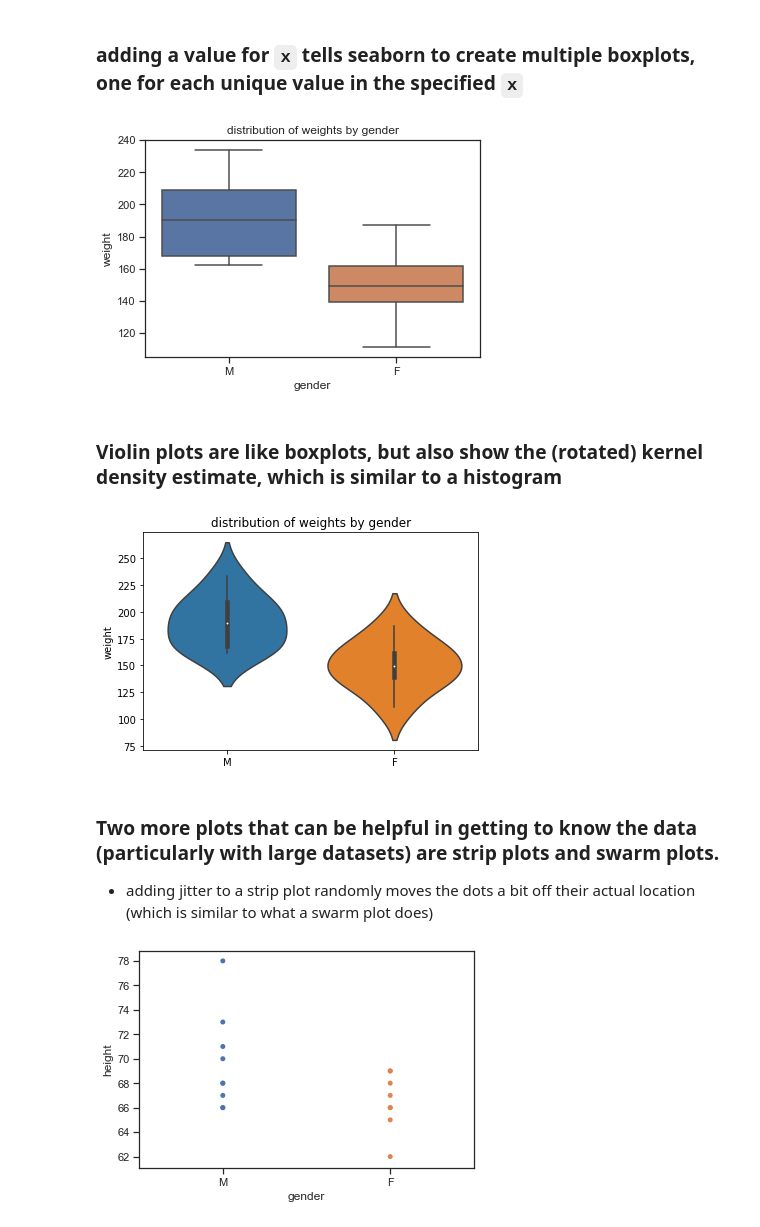
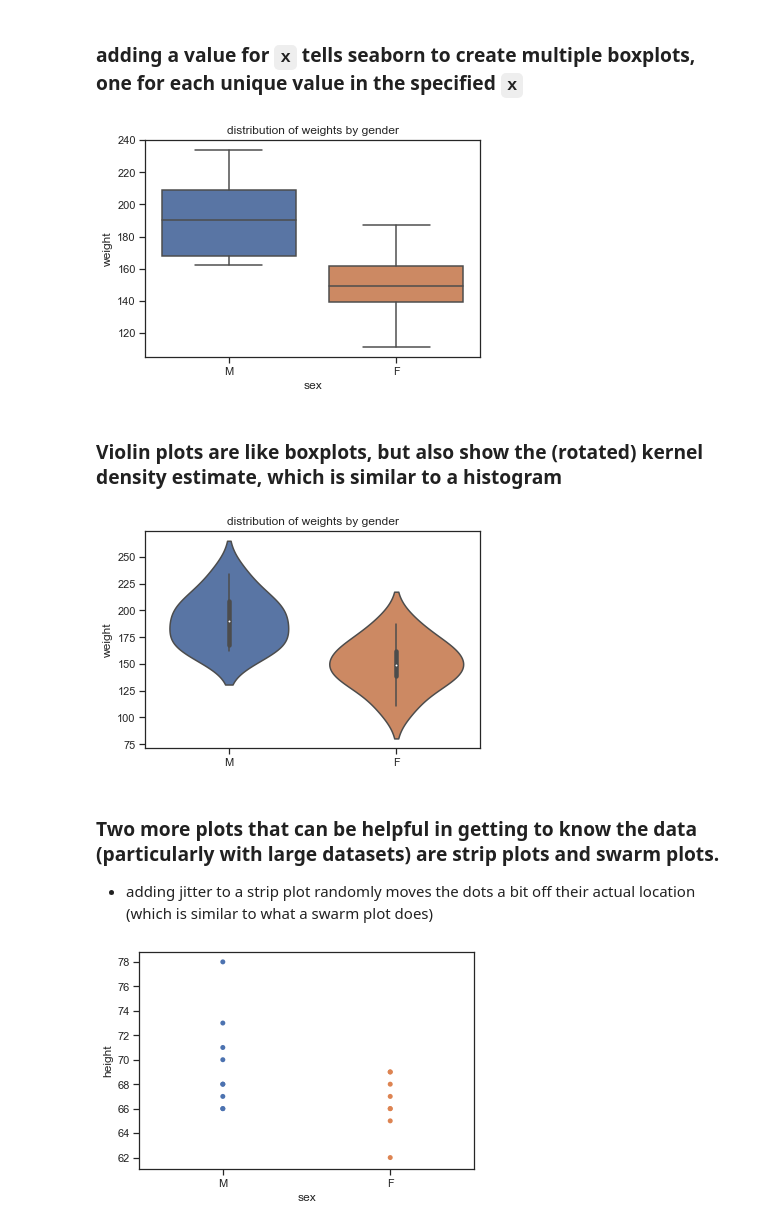
Before and after one commit to NSS-Data-Instructional-Stuff/data-analytics, a Jupyter notebook: notebooks/eda_workflow.ipynb, the cells around one changed output. Saved outputs shown, nothing was run; the diff lists cells and outputs as text; code cells hidden in the pictures.

```diff
--- a/notebooks/eda_workflow.ipynb
+++ b/notebooks/eda_workflow.ipynb
@@ -175,24 +178,24 @@ sns.boxplot(y=people_df.weight);
 # %% [markdown]
 ### adding a value for `x` tells seaborn to create multiple boxplots, one for each unique value in the specified `x`
 # %%
-sns.boxplot(y=people_df.weight, x = people_df.gender, )
+sns.boxplot(y=people_df.weight, x = people_df.sex, )
 plt.title('distribution of weights by gender');
 #plt.xlabel('')
 # %% [output]
-[figure, old version]
+[figure, new version]
 # %% [markdown]
 ### Violin plots are like boxplots, but also show the (rotated) kernel density estimate, which is similar to a histogram
 # %%
-sns.violinplot(y=people_df.weight, x = people_df.gender)
+sns.violinplot(y=people_df.weight, x = people_df.sex)
 plt.title('distribution of weights by gender')
 plt.xlabel('');
 # %% [output]
-[figure, old version]
+[figure, new version]
 # %% [markdown]
 ### Two more plots that can be helpful in getting to know the data (particularly with large datasets) are strip plots and swarm plots.
 - adding jitter to a strip plot randomly moves the dots a bit off their actual location (which is similar to what a swarm plot does)
 # %%
-sns.stripplot(x=people_df.gender, y=people_df.height, jitter = False);
+sns.stripplot(x=people_df.sex, y=people_df.height, jitter = False);
 # %% [output]
-[figure, old version]
+[figure, new version]
 # %%
```
Also changed, not shown: parts of 14 cells of this notebook.
